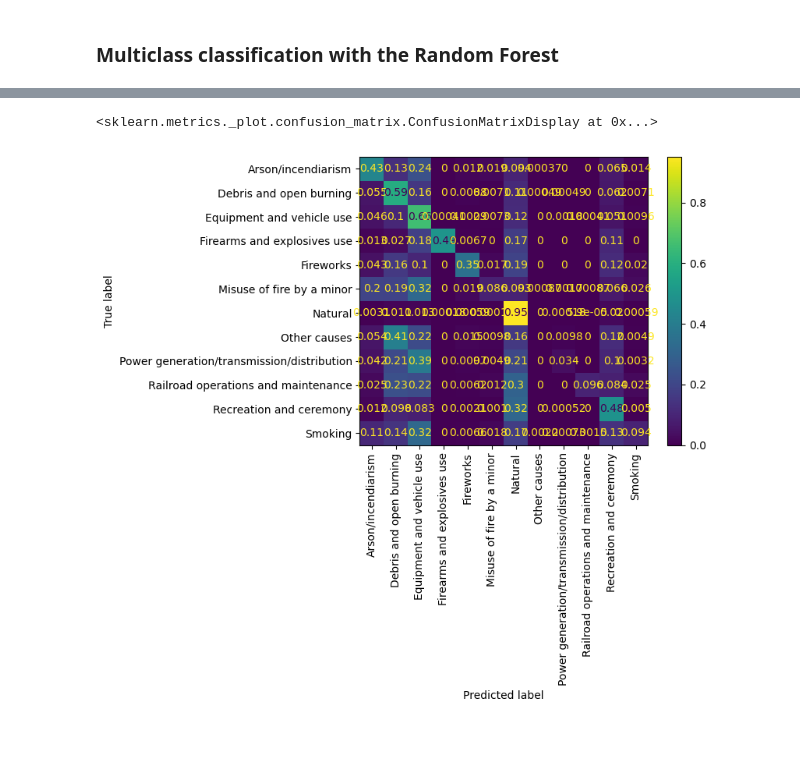
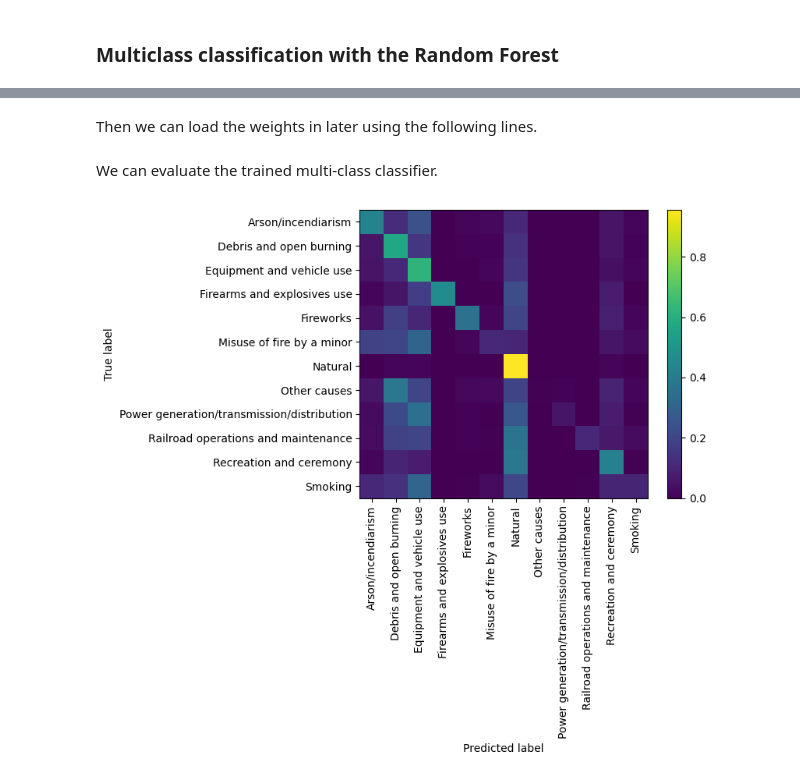
Before and after one commit to kdlamb/ML4Climate2025, a Jupyter notebook: ML4Climate2025/_build/jupyter_execute/lectures_ML/SupervisedML/randomforests.ipynb, the cells around one changed output, grey strips where cells are left out. Saved outputs shown, nothing was run; the diff lists cells and outputs as text; code cells hidden in the pictures; blank space fills up the shorter version.

```diff
--- a/ML4Climate2025/_build/jupyter_execute/lectures_ML/SupervisedML/randomforests.ipynb
+++ b/ML4Climate2025/_build/jupyter_execute/lectures_ML/SupervisedML/randomforests.ipynb
@@ -26,5 +35,5 @@ path = "../../data/FPA_FOD_west_cleaned.csv"
 # %%
-data = pd.read_csv(path)
+data = pd.read_csv("FPA_FOD_west_cleaned.csv")
 # %%
 data.head()
 # %% [output]
@@ -526,4 +573,4 @@ plt.show()
 # %% [markdown]
 ### Multiclass classification with the Random Forest
 # %%
-rnd_multiclass_clf = RandomForestClassifier(n_estimators=100, random_state=42)
+rnd_multiclass_clf = RandomForestClassifier(n_estimators=30, random_state=42, class_weight = "balanced")
@@ -530,3 +579,6 @@ rnd_multiclass_clf = RandomForestClassifier(n_estimators=100, random_state=42)
 # %%
+start = time.time()
 rnd_multiclass_clf.fit(X_train,y_multiclass_train)
+end = time.time()
+print(end - start)
 # %% [output]
@@ -533,0 +616,2 @@ RandomForestClassifier(random_state=42)
+# %% [markdown]
+Then we can load the weights in later using the following lines.
@@ -534,6 +620,7 @@ RandomForestClassifier(random_state=42)
+# %% [markdown]
+We can evaluate the trained multi-class classifier.
 # %%
-ConfusionMatrixDisplay.from_estimator(rnd_multiclass_clf,X_val,y_multiclass_val,normalize='true',
-                                      display_labels=classnames_multi, xticks_rotation="vertical")
+cmp = ConfusionMatrixDisplay.from_estimator(rnd_multiclass_clf,X_val,y_multiclass_val,normalize='true',
+                                      display_labels=classnames_multi, xticks_rotation="vertical",include_values=False);
 # %% [output]
-<sklearn.metrics._plot.confusion_matrix.ConfusionMatrixDisplay at 0x...>
-[figure, old version]
+[figure, new version]
```
Also changed, not shown: parts of 41 cells of this notebook, 22 other files.
